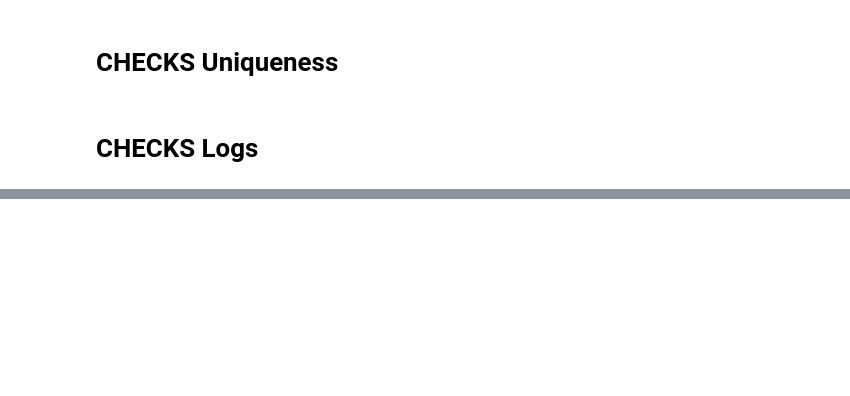
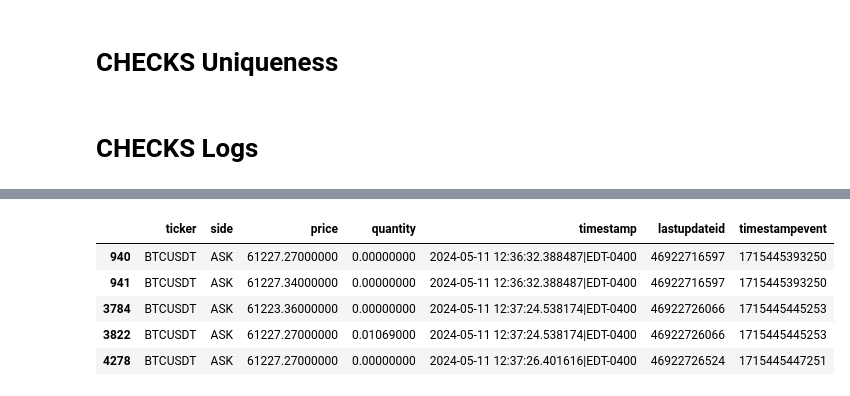
Before and after one commit to patroon-analytics/data_crypto, a Jupyter notebook: crypto/G003/dev/G003_Dev.ipynb, the cells around one changed output, grey strips where cells are left out. Saved outputs shown, nothing was run; the diff lists cells and outputs as text; code cells hidden in the pictures; blank space fills up the shorter version.

```diff
--- a/crypto/G003/dev/G003_Dev.ipynb
+++ b/crypto/G003/dev/G003_Dev.ipynb
@@ -158,0 +199,9 @@ Name: count, dtype: int64
+# %%
+l2_update_02.head()
+# %% [output]
+|  | ticker | side | price | quantity | timestamp | lastupdateid | timestampevent |
+| 940 | BTCUSDT | ASK | 61227.27000000 | 0.00000000 | 2024-05-11 12:36:32.388487|EDT-0400 | 46922716597 | 1715445393250 |
+| 941 | BTCUSDT | ASK | 61227.34000000 | 0.00000000 | 2024-05-11 12:36:32.388487|EDT-0400 | 46922716597 | 1715445393250 |
+| 3784 | BTCUSDT | ASK | 61223.36000000 | 0.00000000 | 2024-05-11 12:37:24.538174|EDT-0400 | 46922726066 | 1715445445253 |
+| 3822 | BTCUSDT | ASK | 61227.27000000 | 0.01069000 | 2024-05-11 12:37:24.538174|EDT-0400 | 46922726066 | 1715445445253 |
+| 4278 | BTCUSDT | ASK | 61227.27000000 | 0.00000000 | 2024-05-11 12:37:26.401616|EDT-0400 | 46922726524 | 1715445447251 |
```
Also changed, not shown: parts of 16 cells of this notebook, 3 other files.
